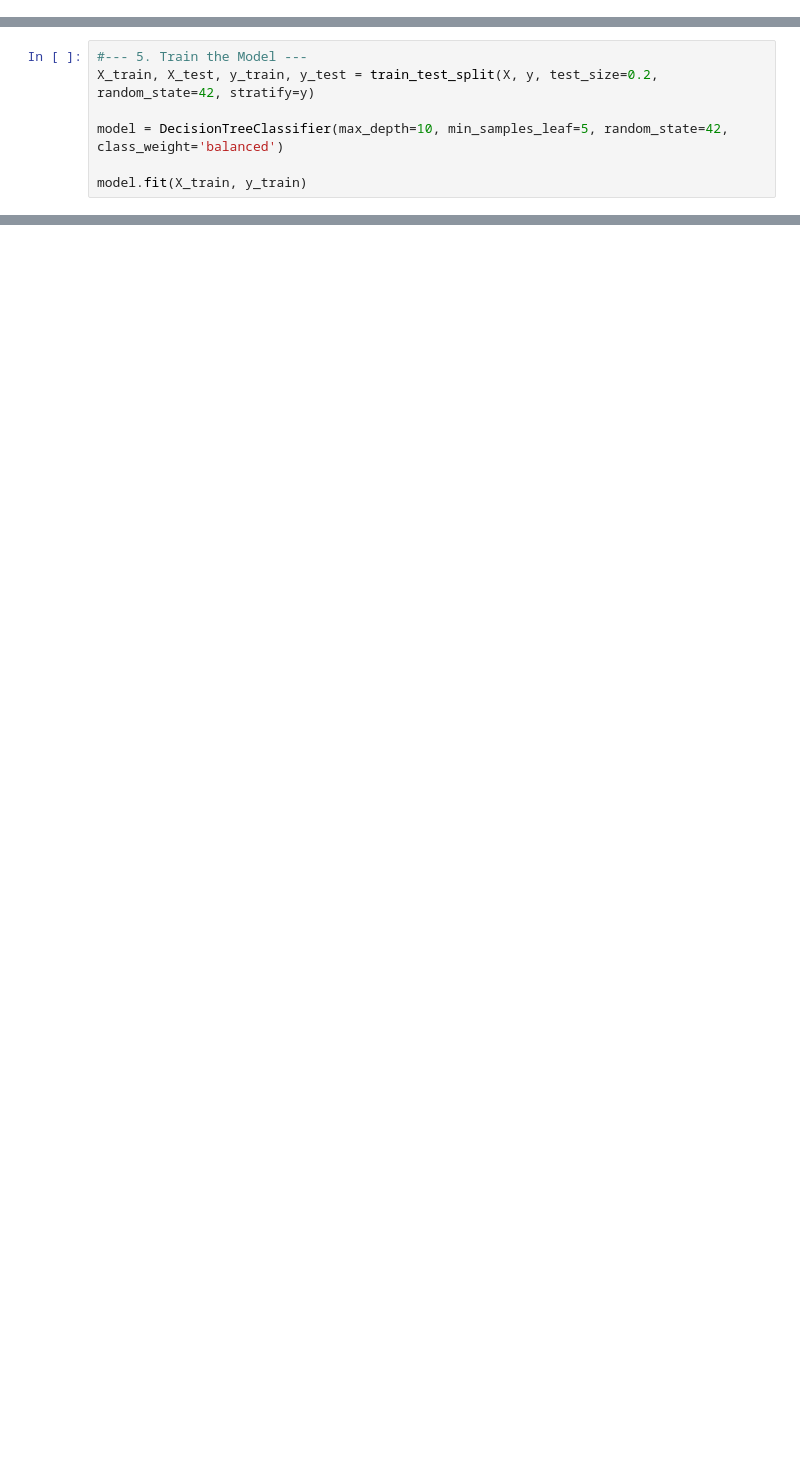
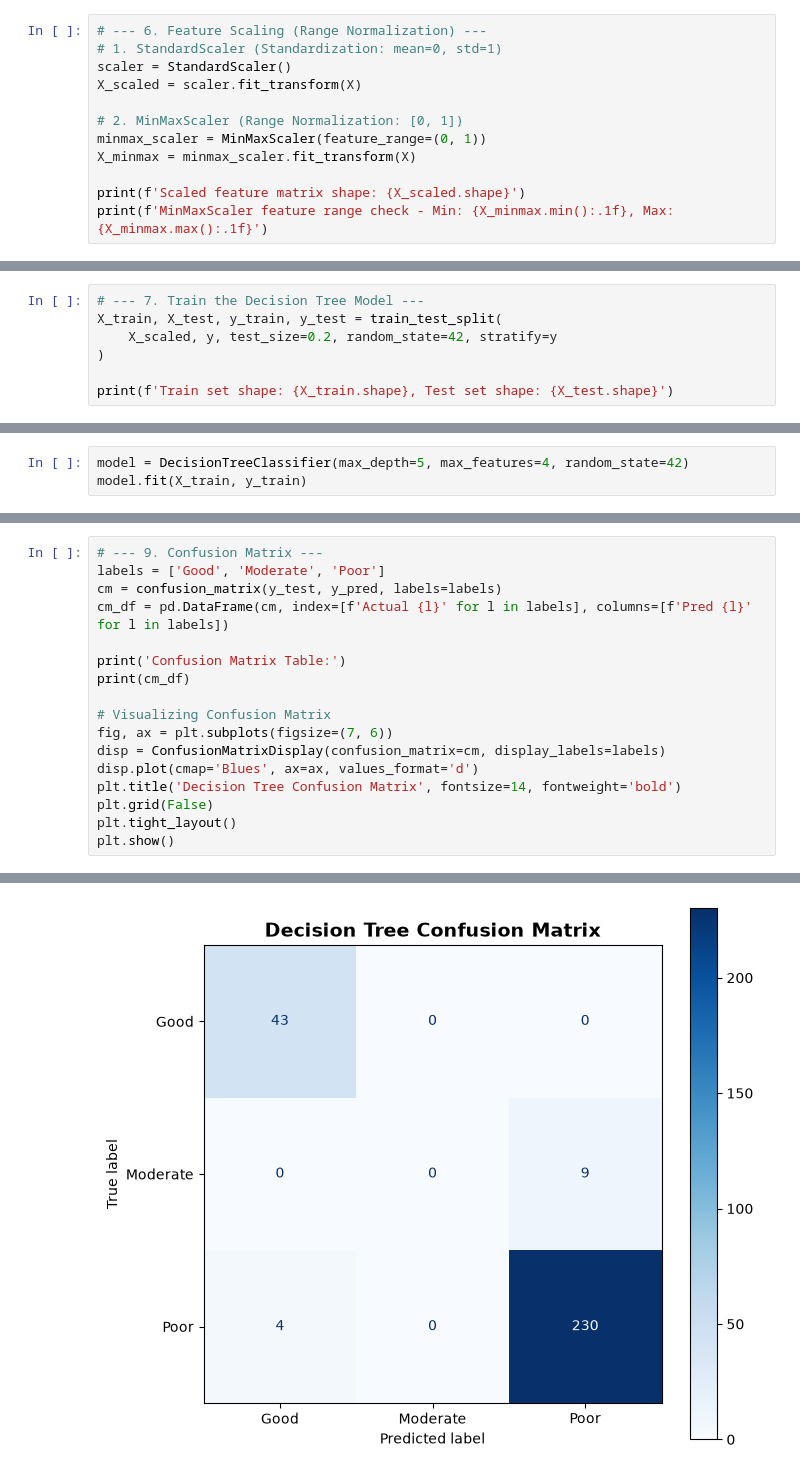
Before and after one commit to Girijaray07/Ganga-Cleaning-mission, a Jupyter notebook: ganga-deci.ipynb, the cells around one changed output, grey strips where cells are left out. Cells and saved outputs as stored; diff of their text form; blank space fills up the shorter version.

Commit message:
Update Models with latest Dataset

```diff
--- a/ganga-deci.ipynb
+++ b/ganga-deci.ipynb
@@ -65,0 +163,12 @@ See the caveats in the documentation: https://pandas.pydata.org/pandas-docs/stab
+# %%
+# --- 6. Feature Scaling (Range Normalization) ---
+# 1. StandardScaler (Standardization: mean=0, std=1)
+scaler = StandardScaler()
+X_scaled = scaler.fit_transform(X)
+
+# 2. MinMaxScaler (Range Normalization: [0, 1])
+minmax_scaler = MinMaxScaler(feature_range=(0, 1))
+X_minmax = minmax_scaler.fit_transform(X)
+
+print(f'Scaled feature matrix shape: {X_scaled.shape}')
+print(f'MinMaxScaler feature range check - Min: {X_minmax.min():.1f}, Max: {X_minmax.max():.1f}')
@@ -66,8 +181,8 @@ See the caveats in the documentation: https://pandas.pydata.org/pandas-docs/stab
 # %%
-#--- 5. Train the Model ---
-X_train, X_test, y_train, y_test = train_test_split(X, y, test_size=0.2, random_state=42, stratify=y)
+# --- 7. Train the Decision Tree Model ---
+X_train, X_test, y_train, y_test = train_test_split(
+    X_scaled, y, test_size=0.2, random_state=42, stratify=y
+)
 
-model = DecisionTreeClassifier(max_depth=10, min_samples_leaf=5, random_state=42, class_weight='balanced')
-
-model.fit(X_train, y_train)
+print(f'Train set shape: {X_train.shape}, Test set shape: {X_test.shape}')
 # %% [output]
@@ -83,0 +190,3 @@ Decision Tree Model Accuracy: 0.9965034965034965
+# %%
+model = DecisionTreeClassifier(max_depth=5, max_features=4, random_state=42)
+model.fit(X_train, y_train)
@@ -83,0 +246,18 @@ Decision Tree Model Accuracy: 0.9965034965034965
+# %%
+# --- 9. Confusion Matrix ---
+labels = ['Good', 'Moderate', 'Poor']
+cm = confusion_matrix(y_test, y_pred, labels=labels)
+cm_df = pd.DataFrame(cm, index=[f'Actual {l}' for l in labels], columns=[f'Pred {l}' for l in labels])
+
+print('Confusion Matrix Table:')
+print(cm_df)
+
+# Visualizing Confusion Matrix
+fig, ax = plt.subplots(figsize=(7, 6))
+disp = ConfusionMatrixDisplay(confusion_matrix=cm, display_labels=labels)
+disp.plot(cmap='Blues', ax=ax, values_format='d')
+plt.title('Decision Tree Confusion Matrix', fontsize=14, fontweight='bold')
+plt.grid(False)
+plt.tight_layout()
+plt.show()
+# %% [output]
@@ -83,0 +269 @@ Decision Tree Model Accuracy: 0.9965034965034965
+[figure, added]
```
Also changed, not shown: parts of 27 cells of this notebook, 6 other files.
